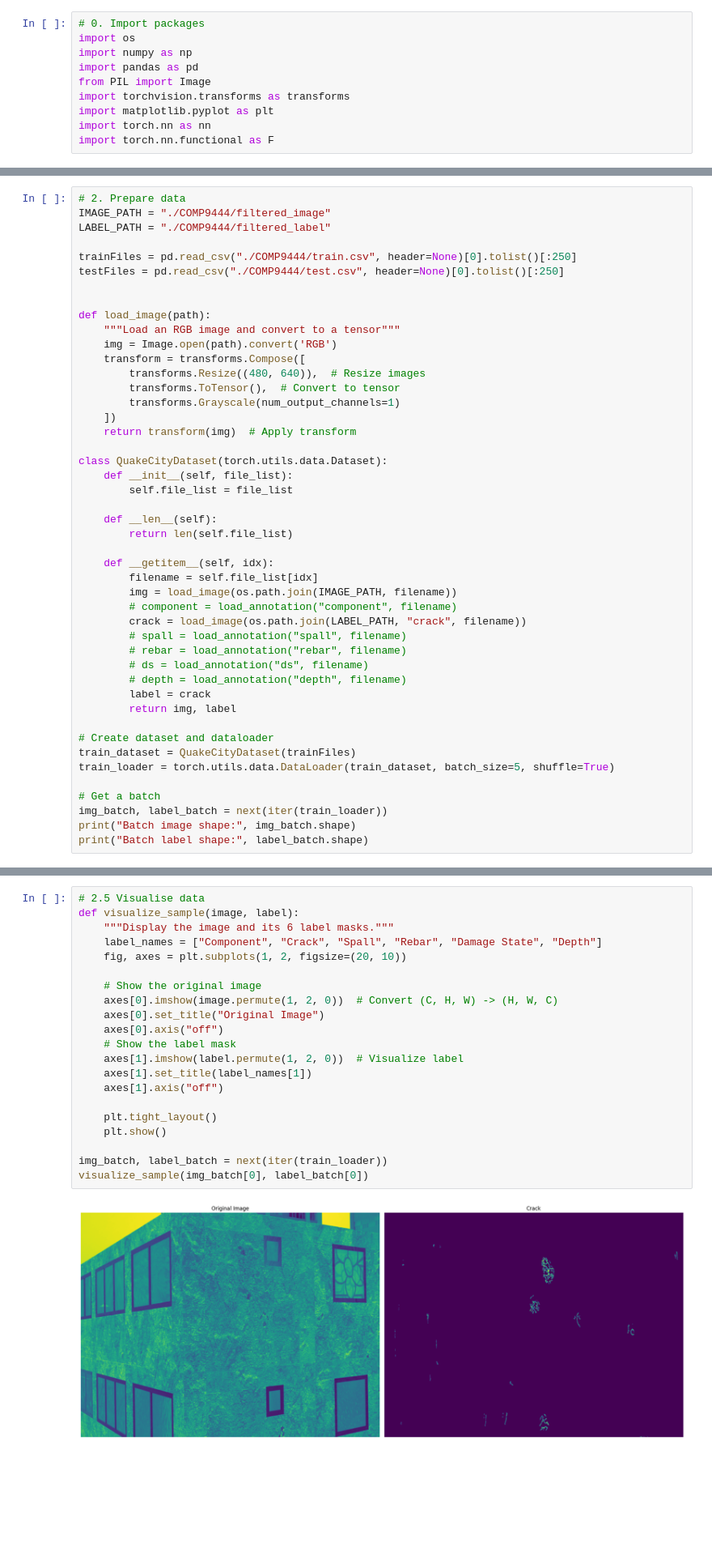
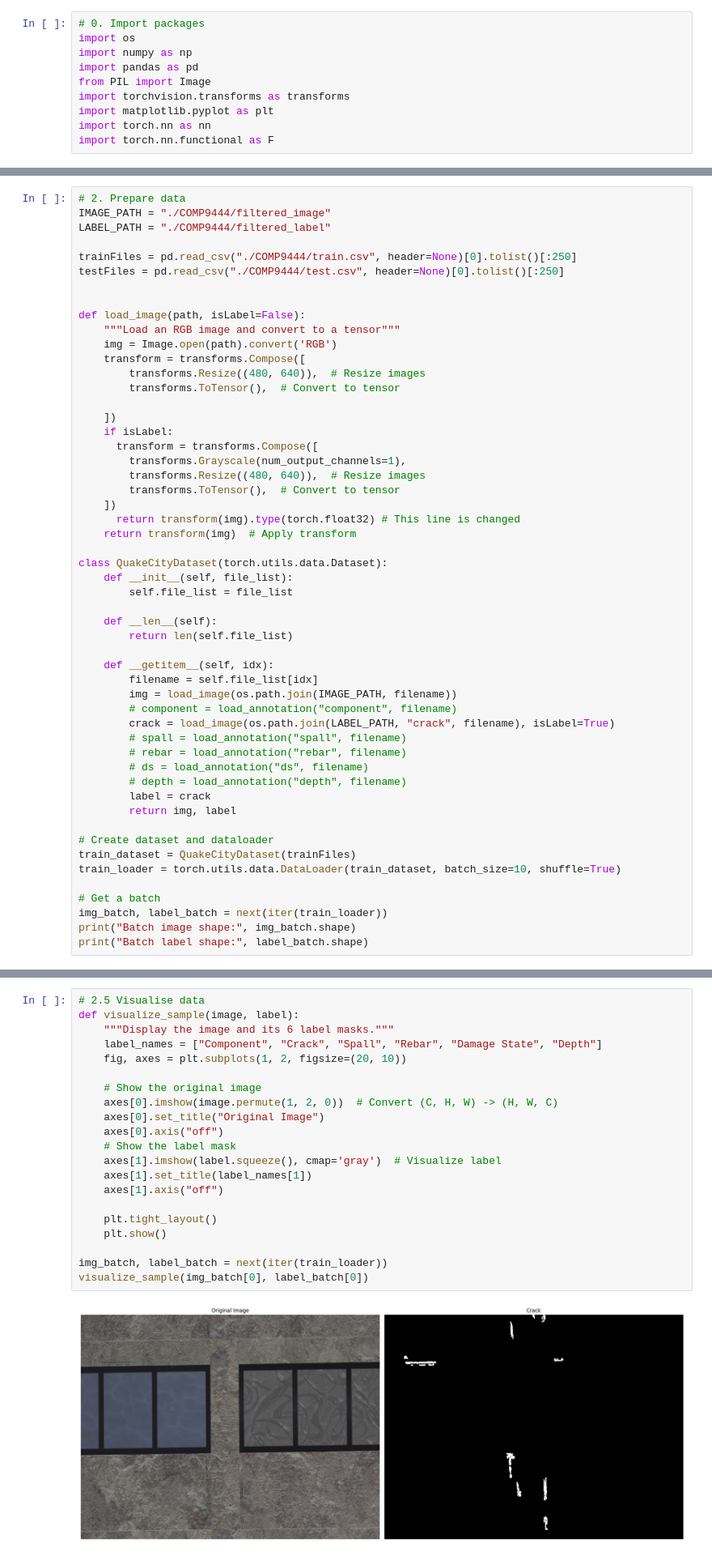
Before and after one commit to MohamadHBaydoun/COMP9444, a Jupyter notebook: main.ipynb, the cells around one changed output, grey strips where cells are left out. Shown at 81% size. Cells and saved outputs as stored; diff of their text form; blank space fills up the shorter version.

```diff
--- a/main.ipynb
+++ b/main.ipynb
@@ -118,14 +124,21 @@ trainFiles = pd.read_csv("./COMP9444/train.csv", header=None)[0].tolist()[:250]
 testFiles = pd.read_csv("./COMP9444/test.csv", header=None)[0].tolist()[:250]
 
 
-def load_image(path):
+def load_image(path, isLabel=False):
     """Load an RGB image and convert to a tensor"""
     img = Image.open(path).convert('RGB')
     transform = transforms.Compose([
         transforms.Resize((480, 640)),  # Resize images
         transforms.ToTensor(),  # Convert to tensor
-        transforms.Grayscale(num_output_channels=1)
+
     ])
+    if isLabel:
+      transform = transforms.Compose([
+        transforms.Grayscale(num_output_channels=1),
+        transforms.Resize((480, 640)),  # Resize images
+        transforms.ToTensor(),  # Convert to tensor
+    ])
+      return transform(img).type(torch.float32) # This line is changed
     return transform(img)  # Apply transform
 
 class QuakeCityDataset(torch.utils.data.Dataset):
@@ -139,7 +152,7 @@ class QuakeCityDataset(torch.utils.data.Dataset):
         filename = self.file_list[idx]
         img = load_image(os.path.join(IMAGE_PATH, filename))
         # component = load_annotation("component", filename)
-        crack = load_image(os.path.join(LABEL_PATH, "crack", filename))
+        crack = load_image(os.path.join(LABEL_PATH, "crack", filename), isLabel=True)
         # spall = load_annotation("spall", filename)
         # rebar = load_annotation("rebar", filename)
         # ds = load_annotation("ds", filename)
@@ -149,7 +162,7 @@ class QuakeCityDataset(torch.utils.data.Dataset):
 
 # Create dataset and dataloader
 train_dataset = QuakeCityDataset(trainFiles)
-train_loader = torch.utils.data.DataLoader(train_dataset, batch_size=5, shuffle=True)
+train_loader = torch.utils.data.DataLoader(train_dataset, batch_size=10, shuffle=True)
 
 # Get a batch
 img_batch, label_batch = next(iter(train_loader))
@@ -161,26 +174,26 @@ Batch label shape: torch.Size([5, 1, 480, 640])
 # %%
 # 2.5 Visualise data
 def visualize_sample(image, label):
     """Display the image and its 6 label masks."""
     label_names = ["Component", "Crack", "Spall", "Rebar", "Damage State", "Depth"]
     fig, axes = plt.subplots(1, 2, figsize=(20, 10))
 
     # Show the original image
     axes[0].imshow(image.permute(1, 2, 0))  # Convert (C, H, W) -> (H, W, C)
     axes[0].set_title("Original Image")
     axes[0].axis("off")
     # Show the label mask
-    axes[1].imshow(label.permute(1, 2, 0))  # Visualize label
+    axes[1].imshow(label.squeeze(), cmap='gray')  # Visualize label
     axes[1].set_title(label_names[1])
     axes[1].axis("off")
 
     plt.tight_layout()
     plt.show()
 
 img_batch, label_batch = next(iter(train_loader))
 visualize_sample(img_batch[0], label_batch[0])
 # %% [output]
-[figure, old version]
+[figure, new version]
 # %%
 # 3. Choose optimizer
 
```
Also changed, not shown: parts of 5 cells of this notebook.
